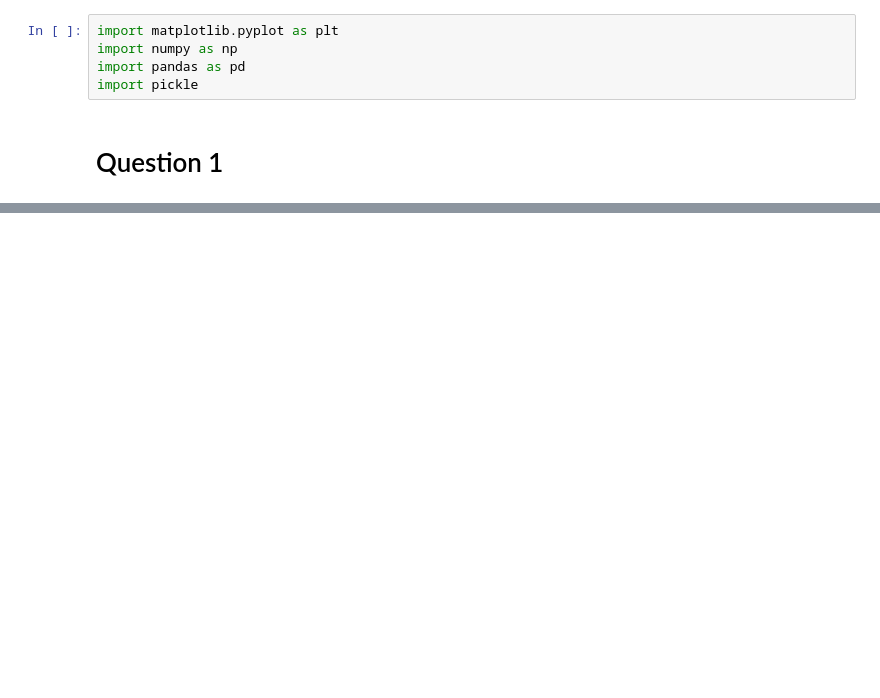
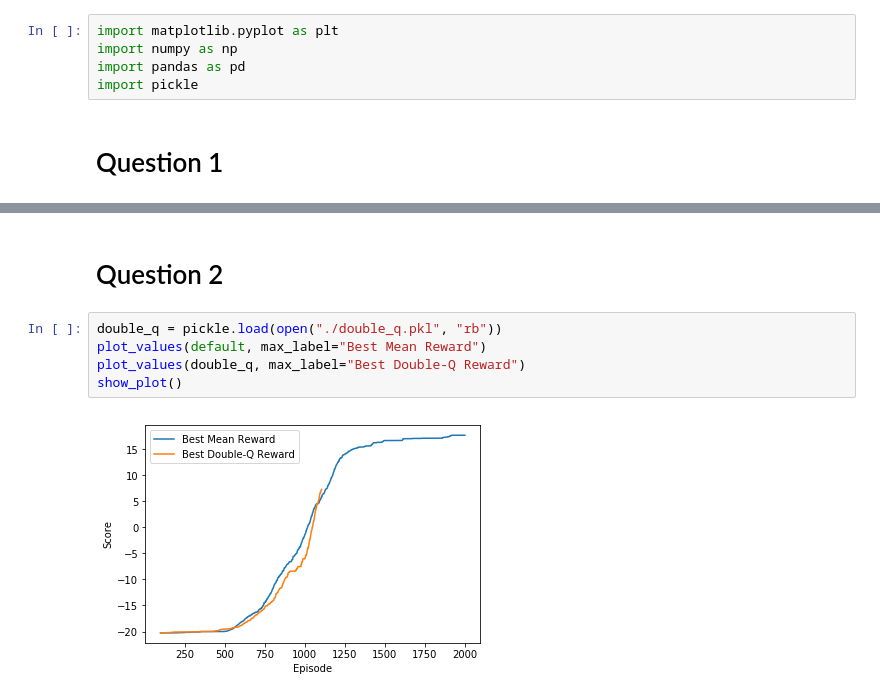
Before and after one commit to jperl/rl-homework, a Jupyter notebook: berkeley/hw3/answers/Answers.ipynb, the cells around one changed output, grey strips where cells are left out. Cells and saved outputs as stored; diff of their text form; blank space fills up the shorter version.

```diff
--- a/berkeley/hw3/answers/Answers.ipynb
+++ b/berkeley/hw3/answers/Answers.ipynb
@@ -21,0 +31,9 @@ plt.show()
+# %% [markdown]
+# Question 2
+# %%
+double_q = pickle.load(open("./double_q.pkl", "rb"))
+plot_values(default, max_label="Best Mean Reward")
+plot_values(double_q, max_label="Best Double-Q Reward")
+show_plot()
+# %% [output]
+[figure, added]
```
Also changed, not shown: parts of 4 cells of this notebook, 12 other files.
